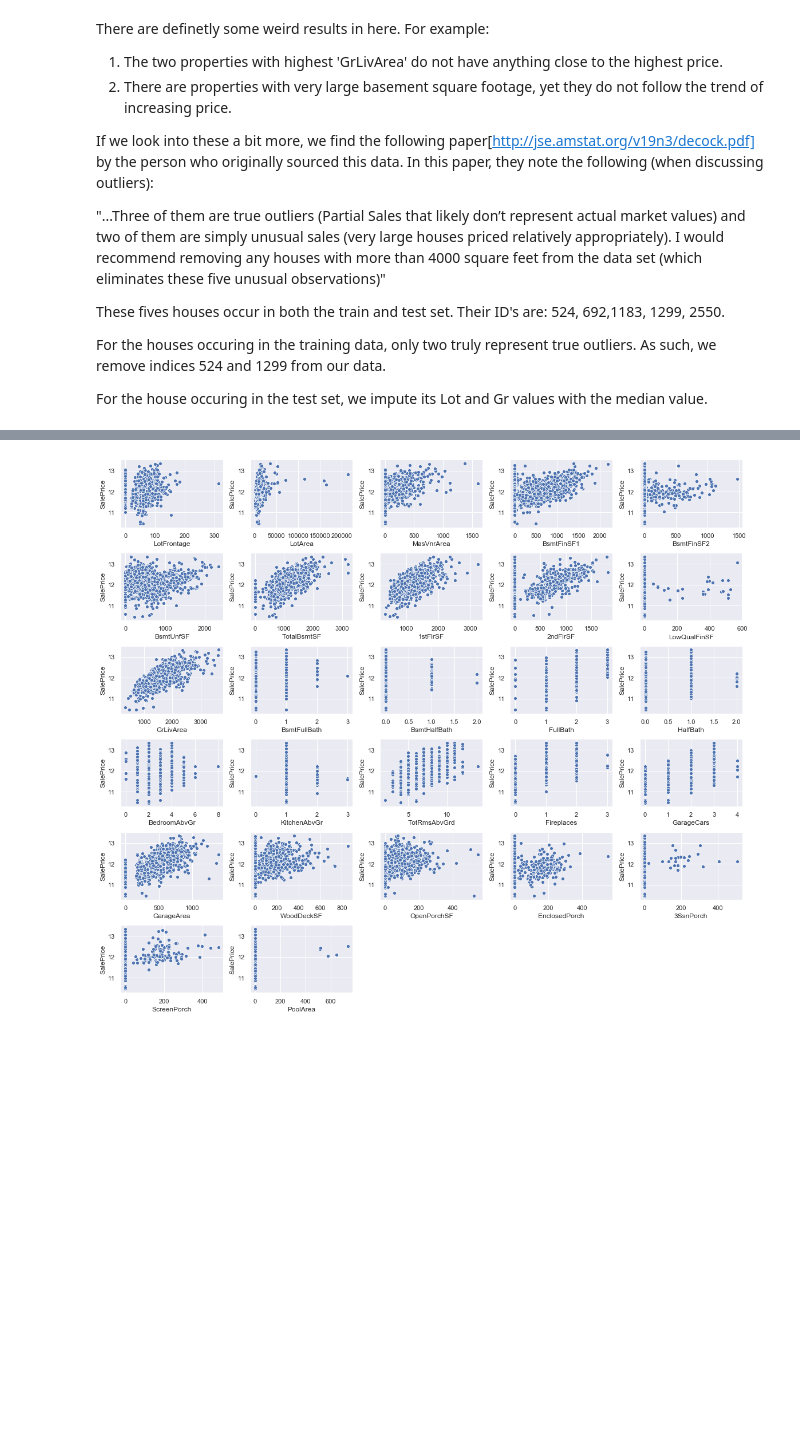
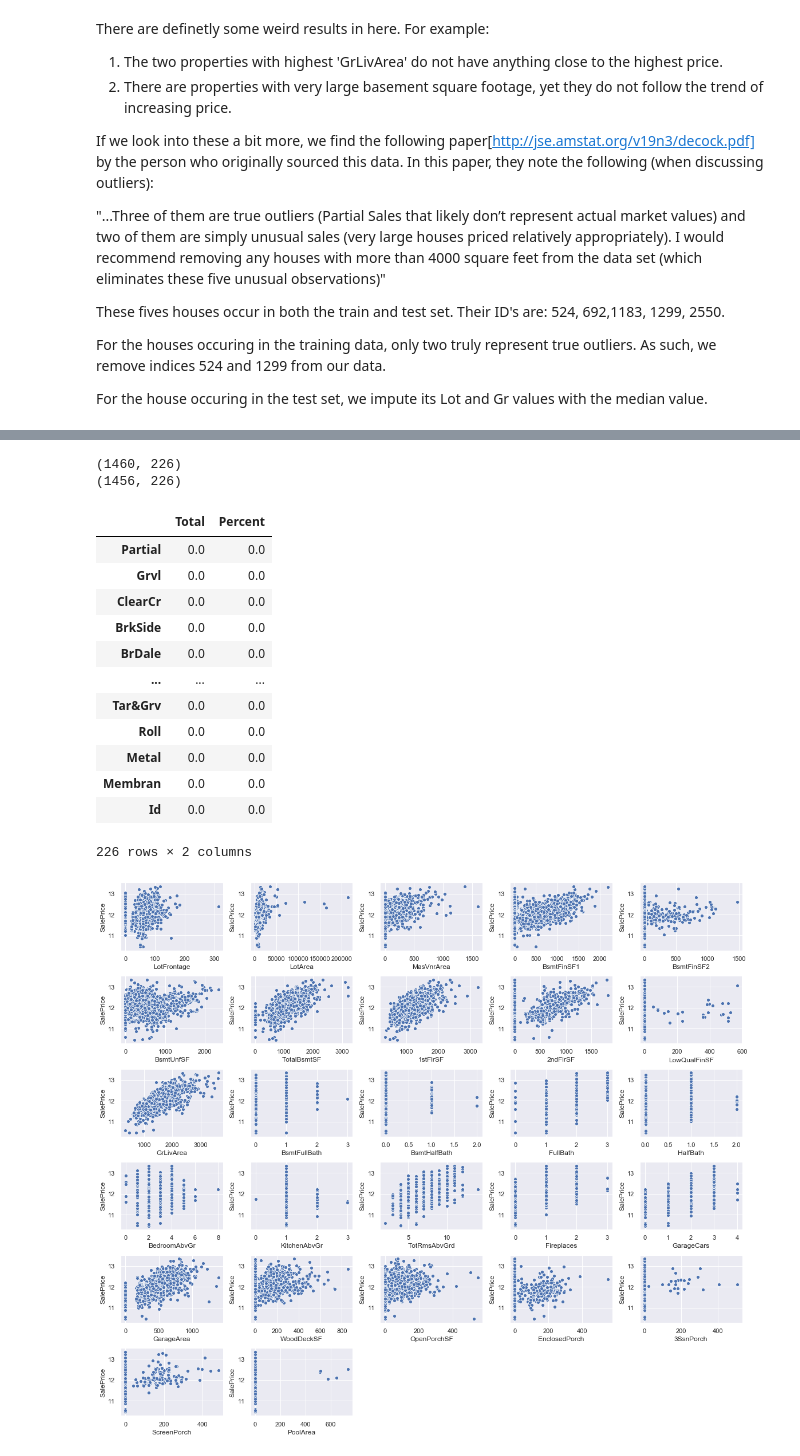
Before and after one commit to fattorib/HousingRegression, a Jupyter notebook: Project.ipynb, the cells around one changed output, grey strips where cells are left out. Drawn from its saved outputs; the diff is of its cells as text; code cells hidden in the pictures; blank space fills up the shorter version.

```diff
--- a/Project.ipynb
+++ b/Project.ipynb
@@ -481 +513,44 @@ For the house occuring in the test set, we impute its Lot and Gr values with the
+# %%
+'''
+#This code will introduce NaN values...
+attributes = attributes.drop(index = attributes[attributes['Id'] == 524].index)
+attributes = attributes.drop(index = attributes[attributes['Id'] == 1299].index)
+attributes = attributes.drop(index = attributes[attributes['Id'] == 1183].index)
+attributes = attributes.drop(index = attributes[attributes['Id'] == 692].index)
+'''
+print(attributes.shape)
+'''
+attributes.drop(attributes[attributes['Id'] == 524].index, inplace = True)
+attributes.drop(attributes[attributes['Id'] == 1299].index, inplace = True)
+attributes.drop(attributes[attributes['Id'] == 1183].index, inplace = True)
+attributes.drop(attributes[attributes['Id'] == 692].index, inplace = True)
+print(attributes.shape)
+'''
+
+bad_indices = [524,1299,1183,692]
+
+attributes = attributes[~attributes['Id'].isin(bad_indices)]
+
+
+print(attributes.shape)
+missing = attributes.isnull().sum().sort_values(ascending=False)
+percent = (attributes.isnull().sum()/attributes.isna().count()).sort_values(ascending=False)
+missing_data = pd.concat([missing, percent], axis=1, keys=['Total', 'Percent'])
+missing_data
+# %% [output]
+(1460, 226)
+(1456, 226)
+|  | Total | Percent |
+| Partial | 0.0 | 0.0 |
+| Grvl | 0.0 | 0.0 |
+| ClearCr | 0.0 | 0.0 |
+| BrkSide | 0.0 | 0.0 |
+| BrDale | 0.0 | 0.0 |
+| ... | ... | ... |
+| Tar&Grv | 0.0 | 0.0 |
+| Roll | 0.0 | 0.0 |
+| Metal | 0.0 | 0.0 |
+| Membran | 0.0 | 0.0 |
+| Id | 0.0 | 0.0 |
+226 rows × 2 columns
 # %%
```
Also changed, not shown: parts of 13 cells of this notebook.
